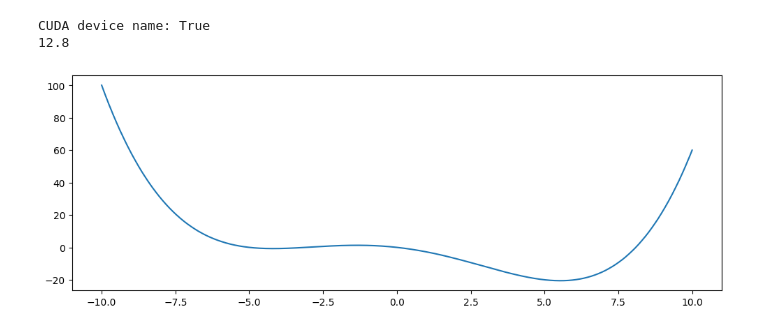
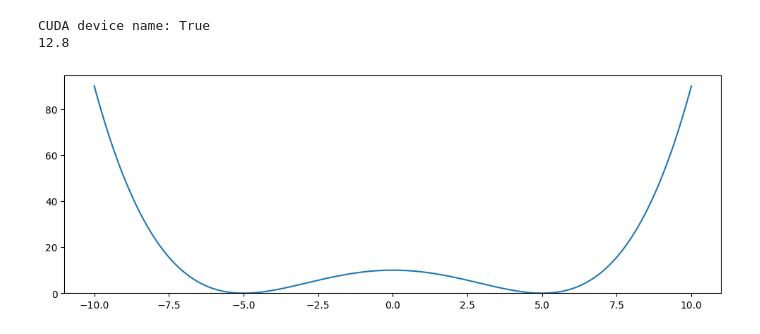
Before and after one commit to 12Mahmud99/synthetic_data_generator, a Jupyter notebook: demo.ipynb, the cells around one changed output. Cells and saved outputs as stored; diff of their text form; code cells hidden in the pictures.

```diff
--- a/demo.ipynb
+++ b/demo.ipynb
@@ -20,26 +20,24 @@ x_mu = 0
 x0_mean=5
 k=2.26e-9
 # %%
-def graph_potential(positions,barrier_height,left_well,right_well,tilt):
-    midpoint = (left_well + right_well)/2.0
-    a = abs(left_well-right_well)/2.0
-    y=barrier_height*(((positions - midpoint)**4)/(a**4) - 2*(positions - midpoint)**2/(a**2)) +tilt*(positions-midpoint)
-    plt.figure(figsize=(12,4))
-    plt.plot(positions,y)
-    #plt.ylim(0,1e-5)
-    #plt.xlim(-5,5)
-    plt.show()
+from utils import *
+
 
 barrier_height= 10
 left_well=5
 right_well=-5
 x0_mean=0
-tilt=-2#2e-50
+tilt=0#2#2e-50
 
 pos=torch.arange(-10,10,1e-3)
-graph_potential(pos,barrier_height,left_well=left_well,right_well=right_well,tilt=tilt)
+y=graph_potential(pos,barrier_height,left_well=left_well,right_well=right_well,tilt=tilt)
+plt.figure(figsize=(12,4))
+plt.plot(pos,y)
+plt.ylim(0,)
+    #plt.xlim(-5,5)
+plt.show()
 # %% [output]
-[figure, old version]
+[figure, new version]
 # %%
 
 sw,swt=single_well_generator(num_of_simulations=10,total_time=total_time, zeta=zeta,T=T,time_step=time_step,x_mu=x_mu,boltzmann=boltzman,k=k,x0_mean=x0_mean,device='cpu')
```
Also changed, not shown: parts of 3 cells of this notebook, 2 other files.
